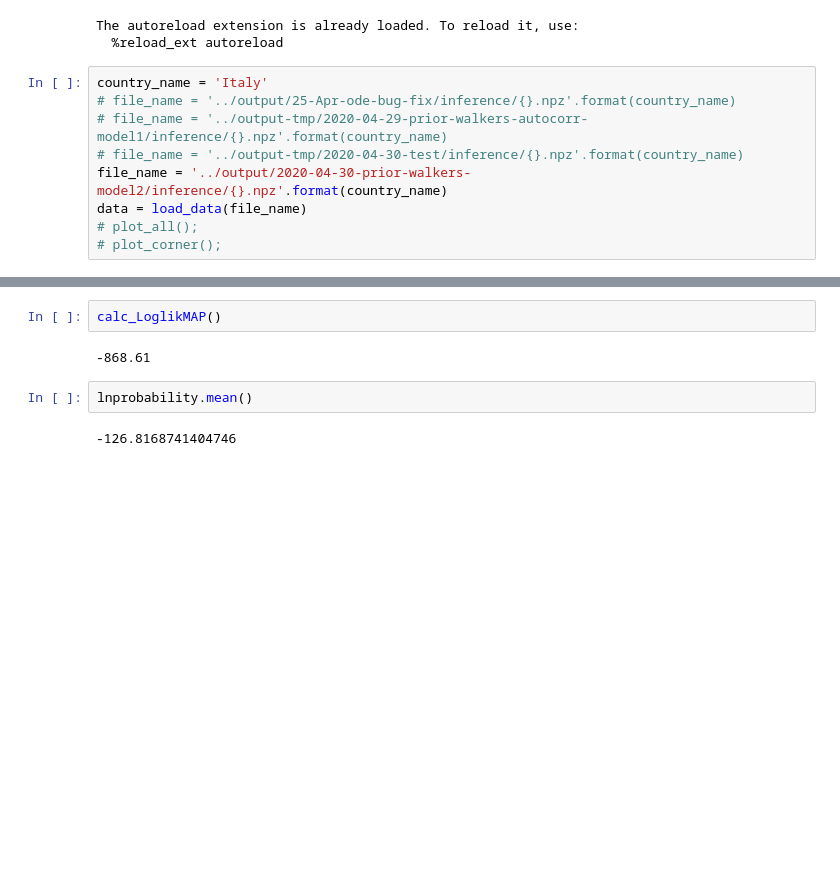
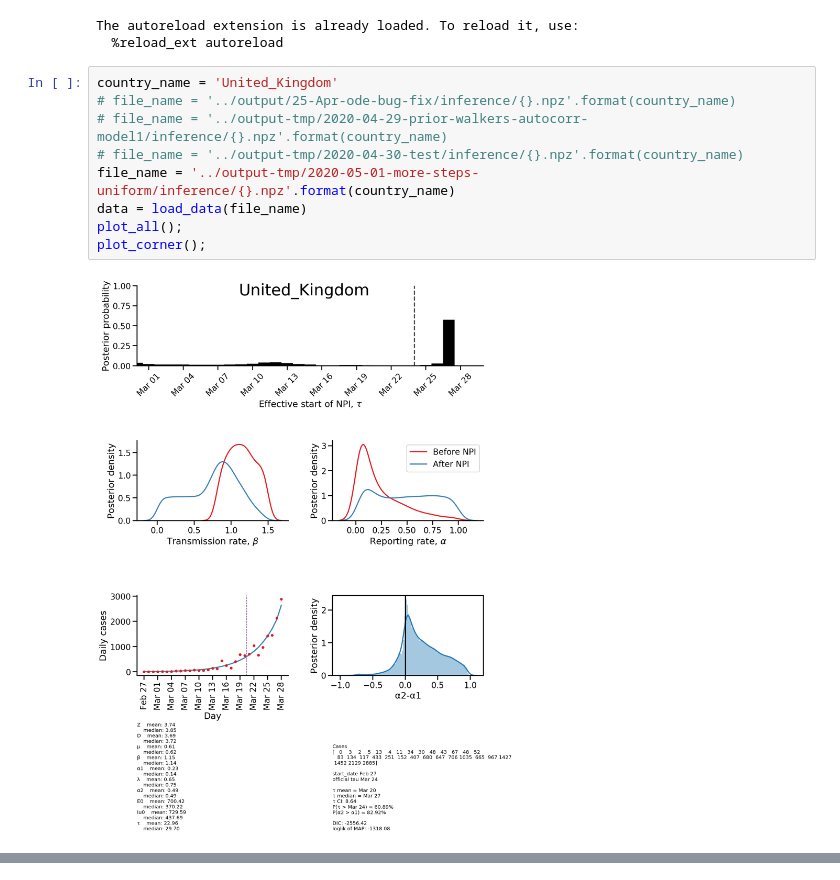
Before and after one commit to yoavram-lab/EffectiveNPI, a Jupyter notebook: src/plot_one.ipynb, the cells around one changed output, grey strips where cells are left out. Saved outputs shown, nothing was run; the diff lists cells and outputs as text; blank space fills up the shorter version.

```diff
--- a/src/plot_one.ipynb
+++ b/src/plot_one.ipynb
@@ -13,11 +13,13 @@ exec(open("plot_utils.py").read())
 The autoreload extension is already loaded. To reload it, use:
   %reload_ext autoreload
 # %%
-country_name = 'Italy'
+country_name = 'United_Kingdom'
 # file_name = '../output/25-Apr-ode-bug-fix/inference/{}.npz'.format(country_name)
 # file_name = '../output-tmp/2020-04-29-prior-walkers-autocorr-model1/inference/{}.npz'.format(country_name)
 # file_name = '../output-tmp/2020-04-30-test/inference/{}.npz'.format(country_name)
-file_name = '../output/2020-04-30-prior-walkers-model2/inference/{}.npz'.format(country_name)
+file_name = '../output-tmp/2020-05-01-more-steps-uniform/inference/{}.npz'.format(country_name)
 data = load_data(file_name)
-# plot_all();
-# plot_corner();
+plot_all();
+plot_corner();
+# %% [output]
+[figure, added]
@@ -24,8 +26,0 @@ data = load_data(file_name)
-# %%
-calc_LoglikMAP()
-# %% [output]
--868.61
-# %%
-lnprobability.mean()
-# %% [output]
--126.8168741404746
```
Also changed, not shown: parts of 2 cells of this notebook, 3 other files.
